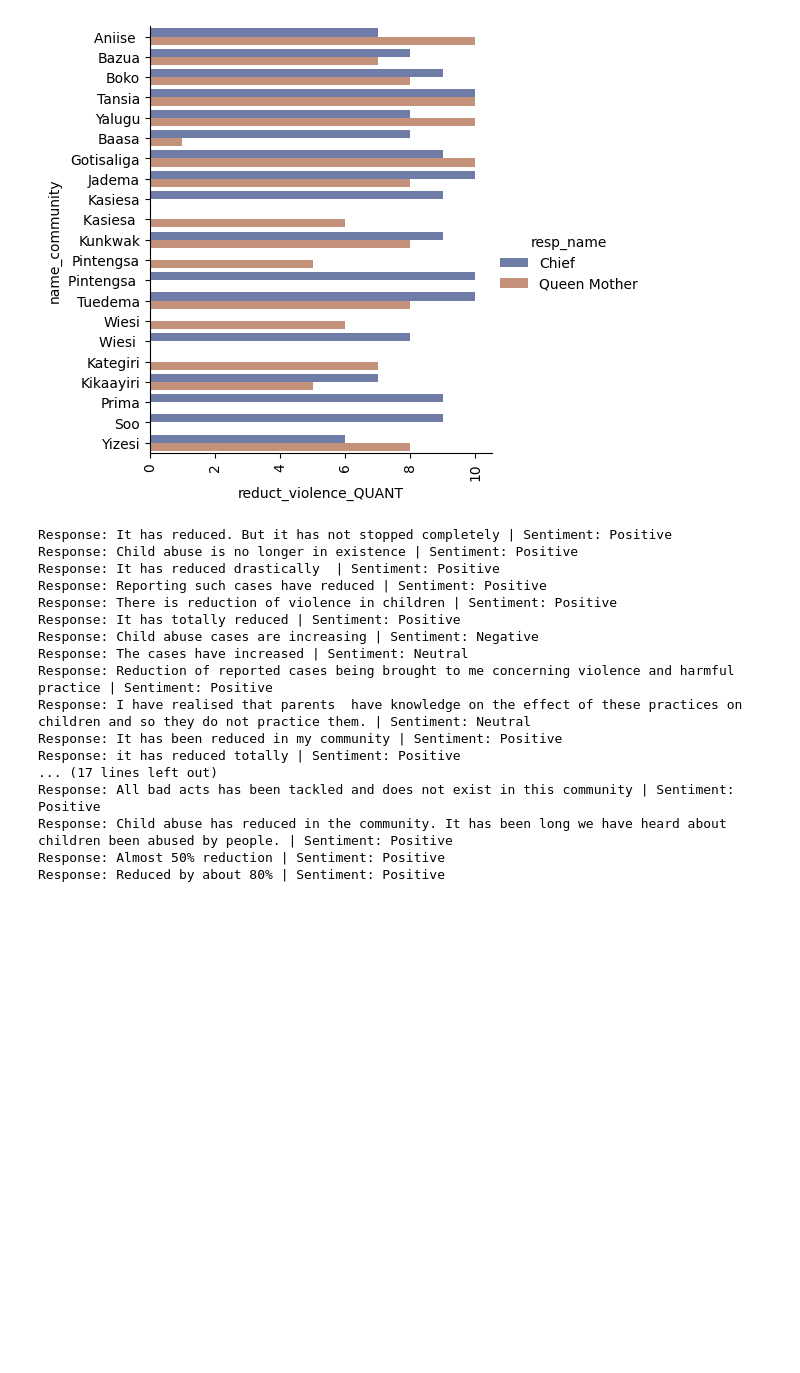
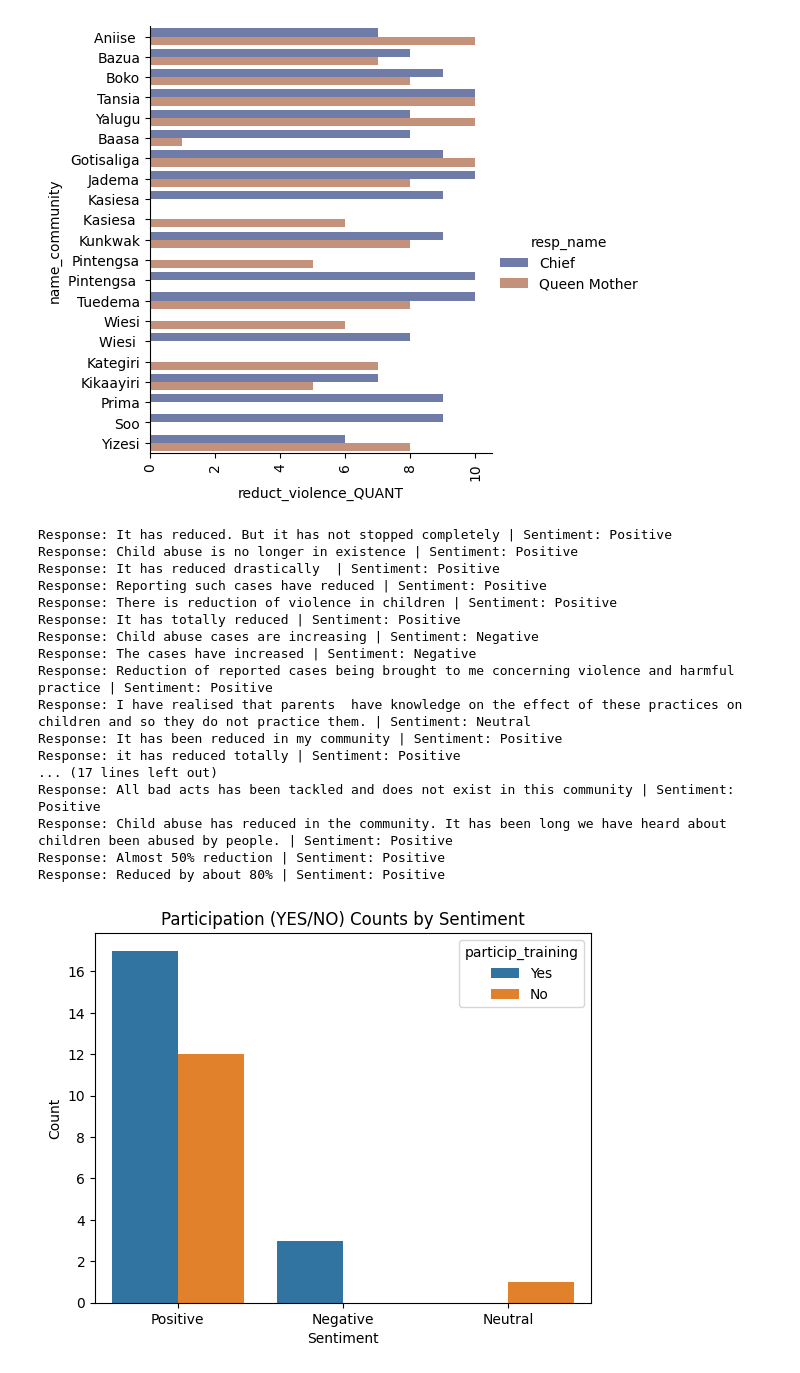
Before and after one commit to dfglondon24/Team-1, a Jupyter notebook: sofia_queen_chief.ipynb, the cells around one changed output. Cells and saved outputs as stored; diff of their text form; code cells hidden in the pictures; blank space fills up the shorter version.

```diff
--- a/sofia_queen_chief.ipynb
+++ b/sofia_queen_chief.ipynb
@@ -63,6 +57,10 @@ df_filtered["reduct_violence_QUAL"] = reduct_violence_QUAL
 
 df_filtered["particip_training"] = particip_training
 
+df_filtered["afrikids1_QUAL"] = afrikids1_QUAL
+
+
+
 chief_df = df_filtered[df_filtered['resp_name'] == 'Chief']
 queen_df = df_filtered[df_filtered['resp_name'] == 'Queen Mother']
 # %%
@@ -131,8 +129,8 @@ plt.xticks(rotation = 90)
 responses = df_filtered["reduct_violence_QUAL"]
 
 # Define positive and negative keywords
-positive_keywords = ['reduced', 'totally', 'minimal', 'low', 'reduction', 'decreased', 'less', 'no longer', 'tackled', 'solved', 'improved']
-negative_keywords = ['increasing', 'high', 'greedy', 'untruthful', 'very high', 'bad']
+positive_keywords = ['reduced', 'totally', 'minimal', 'low', 'reduction', 'decreased', 'less', 'no longer', 'tackled', 'solved', 'improved', 'police', 'we are all one', 'not been child abuse']
+negative_keywords = ['increasing', 'high', 'greedy', 'untruthful', 'very high', 'bad', 'increased']
 
 # Function to check sentiment based on keywords
 def keyword_sentiment(text):
@@ -158,7 +156,7 @@ Response: Reporting such cases have reduced | Sentiment: Positive
 Response: There is reduction of violence in children | Sentiment: Positive
 Response: It has totally reduced | Sentiment: Positive
 Response: Child abuse cases are increasing | Sentiment: Negative
-Response: The cases have increased | Sentiment: Neutral
+Response: The cases have increased | Sentiment: Negative
 Response: Reduction of reported cases being brought to me concerning violence and harmful practice | Sentiment: Positive
 Response: I have realised that parents  have knowledge on the effect of these practices on children and so they do not practice them. | Sentiment: Neutral
 Response: It has been reduced in my community | Sentiment: Positive
@@ -168,3 +166,24 @@ Response: All bad acts has been tackled and does not exist in this community | S
 Response: Child abuse has reduced in the community. It has been long we have heard about children been abused by people. | Sentiment: Positive
 Response: Almost 50% reduction | Sentiment: Positive
 Response: Reduced by about 80% | Sentiment: Positive
+# %%
+sentiment_df = pd.DataFrame(sentiment_labels, columns = ['Sentiment'])
+# %%
+sentiment_mapping = {'Positive': 3, 'Neutral': 2, 'Negative': 1}
+
+# Create a new column with the mapped numerical values
+sentiment_df['Sentiment_Numeric'] = sentiment_df['Sentiment'].map(sentiment_mapping)
+sentiment_df["particip_training"] = df_filtered["particip_training"]
+# %%
+# Create a countplot to show participation counts (YES/NO) for each sentiment category
+sns.countplot(x='Sentiment', hue='particip_training', data=sentiment_df)
+
+# Add title and labels
+plt.title('Participation (YES/NO) Counts by Sentiment')
+plt.xlabel('Sentiment')
+plt.ylabel('Count')
+
+# Display the plot
+plt.show()
+# %% [output]
+[figure, added]
```
Also changed, not shown: parts of 3 cells of this notebook.
